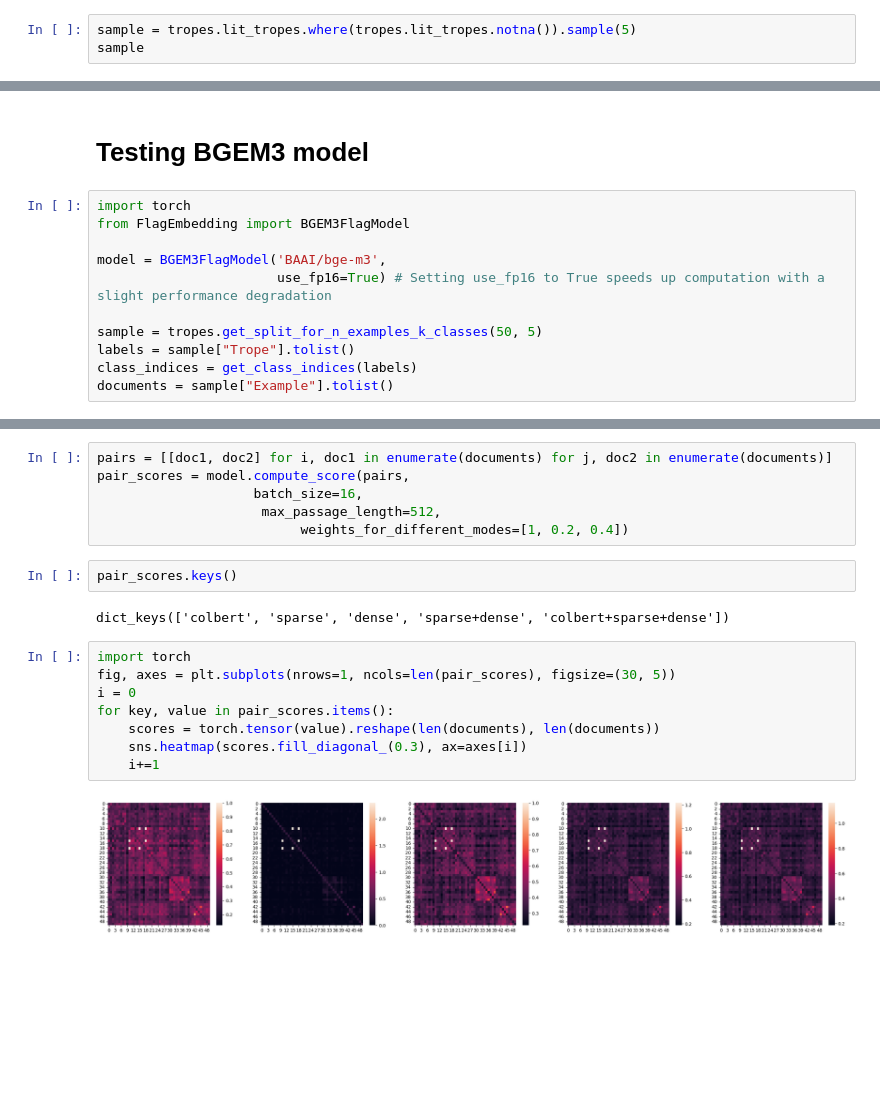
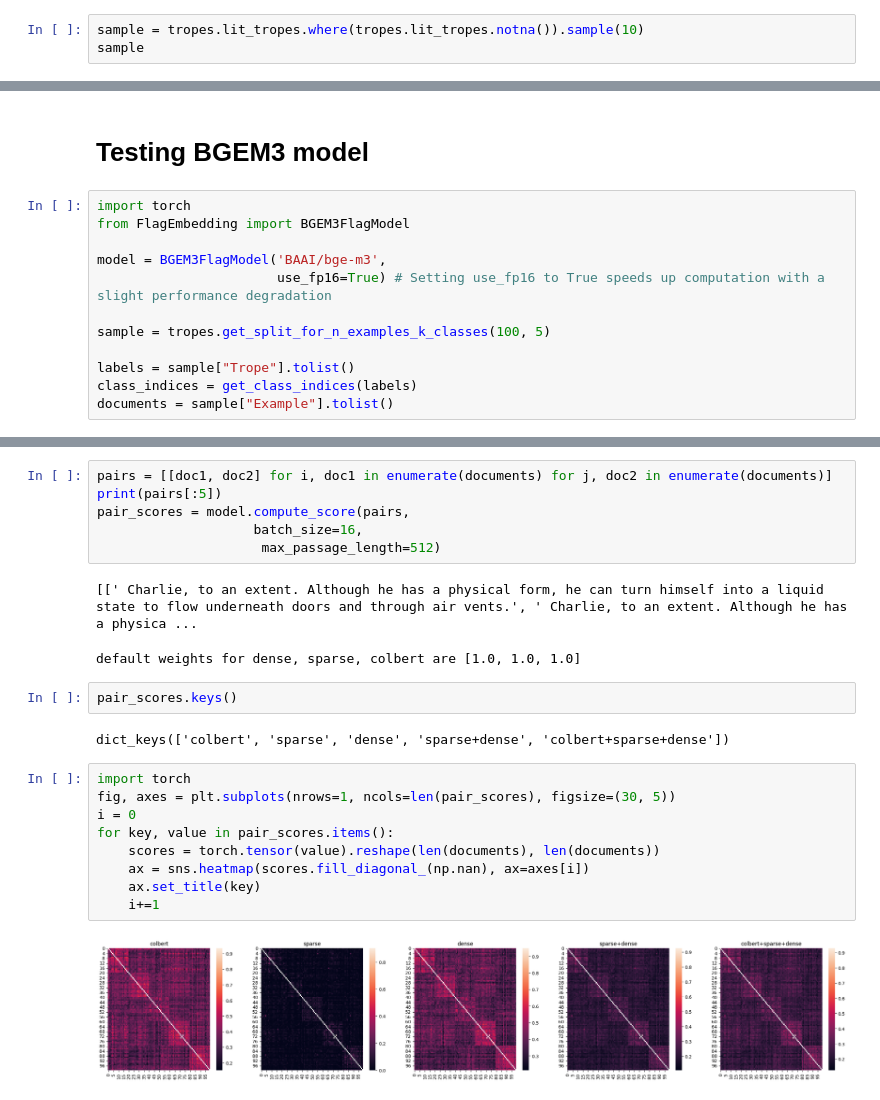
Before and after one commit to Fergons/narana, a Jupyter notebook: notebooks/tvtropes_explore.ipynb, the cells around one changed output, grey strips where cells are left out. Cells and saved outputs as stored; diff of their text form; blank space fills up the shorter version.

```diff
--- a/notebooks/tvtropes_explore.ipynb
+++ b/notebooks/tvtropes_explore.ipynb
@@ -151,5 +146,5 @@ tensor([[0.8179, 0.2958],
 # %%
-sample = tropes.lit_tropes.where(tropes.lit_tropes.notna()).sample(5)
+sample = tropes.lit_tropes.where(tropes.lit_tropes.notna()).sample(10)
 sample
 # %% [output]
 |  | Unnamed: 0 | Title | Trope | Example | trope_id | title_id |
@@ -497,7 +461,8 @@ from FlagEmbedding import BGEM3FlagModel
 model = BGEM3FlagModel('BAAI/bge-m3',
                        use_fp16=True) # Setting use_fp16 to True speeds up computation with a slight performance degradation
 
-sample = tropes.get_split_for_n_examples_k_classes(50, 5)
+sample = tropes.get_split_for_n_examples_k_classes(100, 5)
+
 labels = sample["Trope"].tolist()
 class_indices = get_class_indices(labels)
 documents = sample["Example"].tolist()
@@ -532,9 +505,12 @@ sns.heatmap(scores_m3, xticklabels=labels, yticklabels=labels, mask=np.eye(score
 # %%
 pairs = [[doc1, doc2] for i, doc1 in enumerate(documents) for j, doc2 in enumerate(documents)]
+print(pairs[:5])
 pair_scores = model.compute_score(pairs,
                     batch_size=16,
-                     max_passage_length=512,
-                          weights_for_different_modes=[1, 0.2, 0.4])
+                     max_passage_length=512)
+# %% [output]
+[[' Charlie, to an extent. Although he has a physical form, he can turn himself into a liquid state to flow underneath doors and through air vents.', ' Charlie, to an extent. Although he has a physica ...
+default weights for dense, sparse, colbert are [1.0, 1.0, 1.0]
 # %%
 pair_scores.keys()
 # %% [output]
@@ -542,13 +518,14 @@ dict_keys(['colbert', 'sparse', 'dense', 'sparse+dense', 'colbert+sparse+dense']
 # %%
 import torch
 fig, axes = plt.subplots(nrows=1, ncols=len(pair_scores), figsize=(30, 5))
 i = 0
 for key, value in pair_scores.items():
     scores = torch.tensor(value).reshape(len(documents), len(documents))
-    sns.heatmap(scores.fill_diagonal_(0.3), ax=axes[i])
+    ax = sns.heatmap(scores.fill_diagonal_(np.nan), ax=axes[i])
+    ax.set_title(key)
     i+=1
 # %% [output]
-[figure, old version]
+[figure, new version]
 # %%
 for key, value in pair_scores.items():
     scores = torch.tensor(value).reshape(len(documents), len(documents))
```
Also changed, not shown: parts of 13 cells of this notebook, 13 other files.
